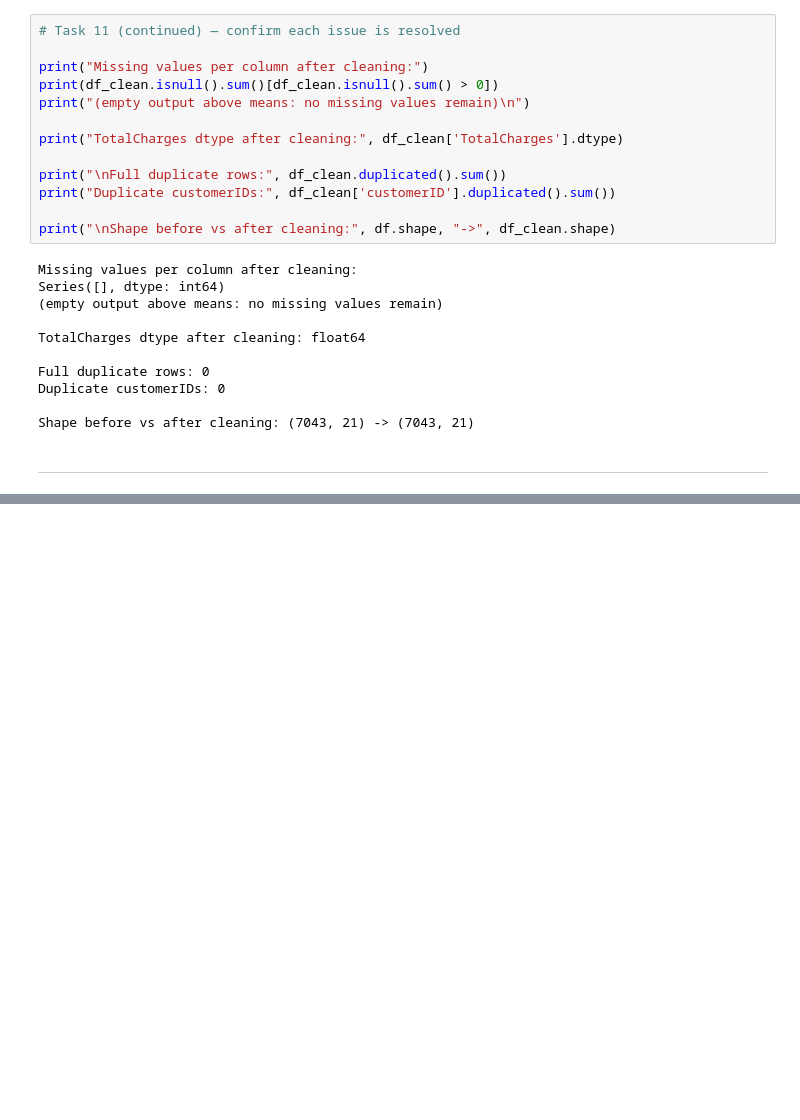
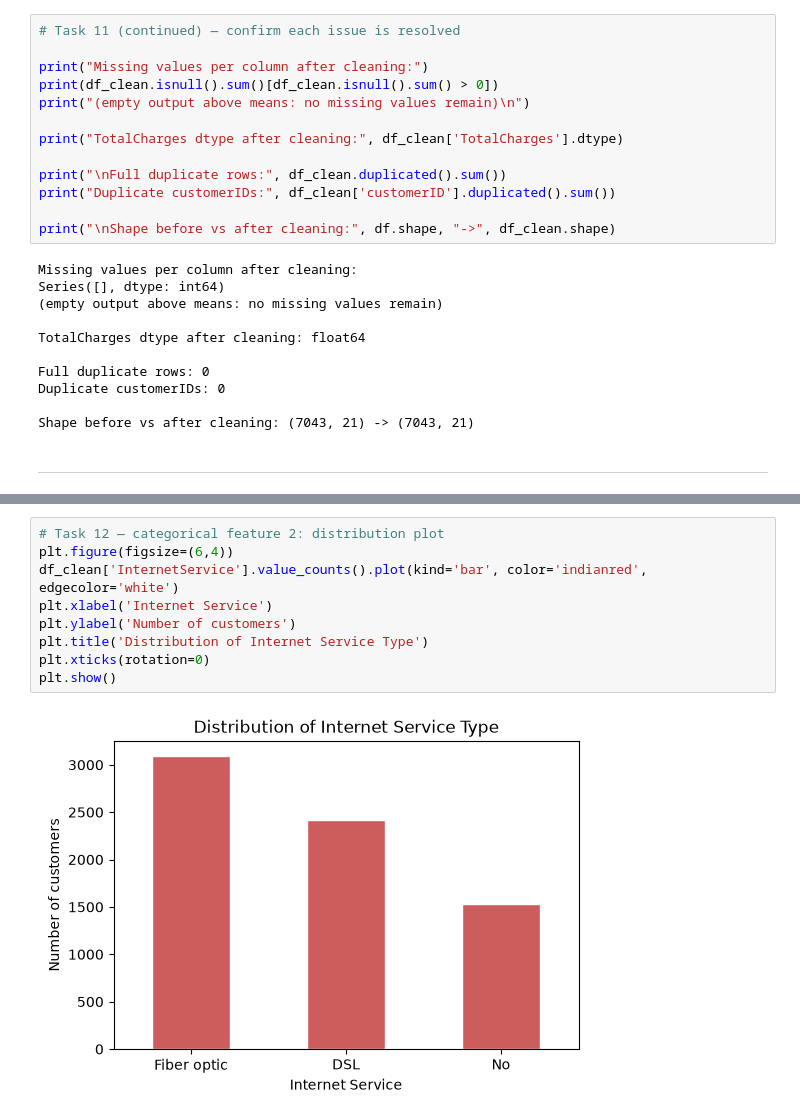
Before and after one commit to bahadurmalik82/ML-Data-Cleaning-EDA, a Jupyter notebook: Lab2_Data_Cleaning_EDA_bahadurali.ipynb, the cells around one changed output, grey strips where cells are left out. Drawn from its saved outputs; the diff is of its cells as text; blank space fills up the shorter version.

```diff
--- a/Lab2_Data_Cleaning_EDA_bahadurali.ipynb
+++ b/Lab2_Data_Cleaning_EDA_bahadurali.ipynb
@@ -283,0 +311,11 @@ Shape before vs after cleaning: (7043, 21) -> (7043, 21)
+# %%
+# Task 12 — categorical feature 2: distribution plot
+plt.figure(figsize=(6,4))
+df_clean['InternetService'].value_counts().plot(kind='bar', color='indianred', edgecolor='white')
+plt.xlabel('Internet Service')
+plt.ylabel('Number of customers')
+plt.title('Distribution of Internet Service Type')
+plt.xticks(rotation=0)
+plt.show()
+# %% [output]
+[figure, added]
```
Also changed, not shown: parts of 28 cells of this notebook.
